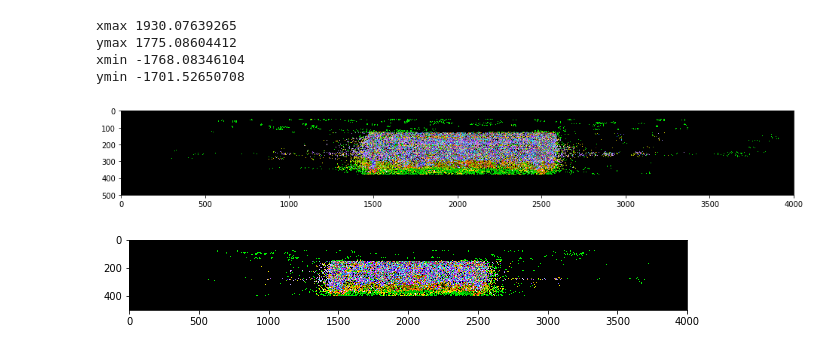
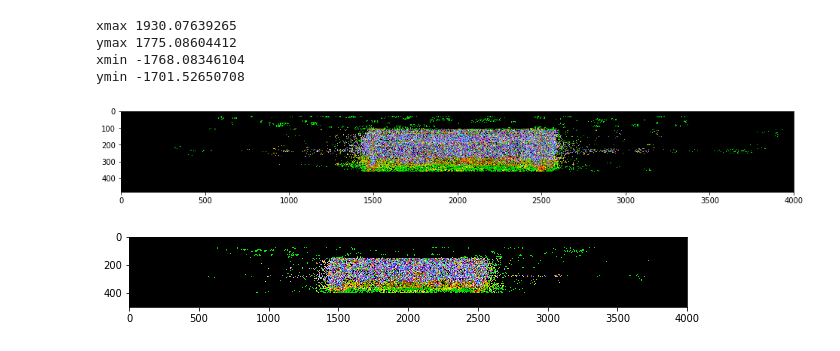
Before and after one commit to ongchinkiat/realsense-d435, a Jupyter notebook: d435-analysis-848.ipynb, the cells around one changed output. Saved outputs shown, nothing was run; the diff lists cells and outputs as text; code cells hidden in the pictures.

```diff
--- a/d435-analysis-848.ipynb
+++ b/d435-analysis-848.ipynb
@@ -303,17 +303,17 @@ ymin -1701.52650708
 # %%
 x_view_clip = np.zeros((720,4000,3), dtype=float)
 np.clip(x_view, 0, 255, out=x_view_clip)
 
 y_view_clip = np.zeros((720,4000,3), dtype=float)
 np.clip(y_view, 0, 255, out=y_view_clip)
 
 fig = plt.figure(figsize=(16, 16))
-plt.imshow(x_view[100:600,:,:])
+plt.imshow(x_view[120:600,:,:])
 plt.show()
 
 fig = plt.figure(figsize=(10, 10))
 plt.imshow(y_view[80:580,:,:])
 plt.show()
 # %% [output]
-[figure, old version]
+[figure, new version]
 [figure]
```
